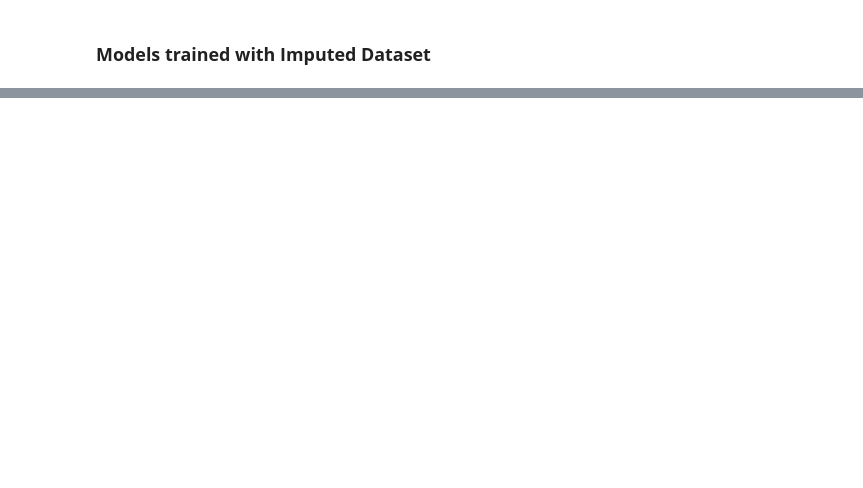
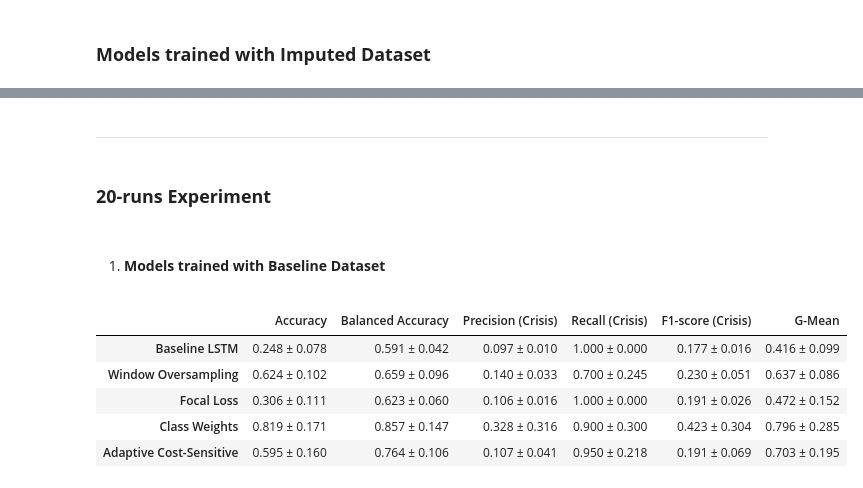
Before and after one commit to sarataboas/socialCrisis_prediction, a Jupyter notebook: notebooks/performance_results.ipynb, the cells around one changed output, grey strips where cells are left out. Cells and saved outputs as stored; diff of their text form; code cells hidden in the pictures; blank space fills up the shorter version.

```diff
--- a/notebooks/performance_results.ipynb
+++ b/notebooks/performance_results.ipynb
@@ -114,3 +114,45 @@ results_table_imputed
 | Focal Loss Imputed | 0.744 | 0.866 | 0.154 | 1.0 | 0.267 | 0.855 |
 | Class Weights Imputed | 0.744 | 0.865 | 0.167 | 1.0 | 0.286 | 0.854 |
 | Adaptive Cost-Sensitive Imputed | 0.795 | 0.655 | 0.125 | 0.5 | 0.200 | 0.637 |
+# %% [markdown]
+----
+# %% [markdown]
+### **20-runs Experiment**
+# %%
+def extract_metrics_aggregated(results_dict):
+    return {
+        "Accuracy": f"{results_dict['accuracy']['mean']:.3f} ± {results_dict['accuracy']['std']:.3f}",
+        "Balanced Accuracy": f"{results_dict['balanced_accuracy']['mean']:.3f} ± {results_dict['balanced_accuracy']['std']:.3f}",
+        "Precision (Crisis)": f"{results_dict['precision_crisis']['mean']:.3f} ± {results_dict['precision_crisis']['std']:.3f}",
+        "Recall (Crisis)": f"{results_dict['recall_crisis']['mean']:.3f} ± {results_dict['recall_crisis']['std']:.3f}",
+        "F1-score (Crisis)": f"{results_dict['f1_crisis']['mean']:.3f} ± {results_dict['f1_crisis']['std']:.3f}",
+        "G-Mean": f"{results_dict['g_mean']['mean']:.3f} ± {results_dict['g_mean']['std']:.3f}",
+    }
+# %% [markdown]
+1. #### **Models trained with Baseline Dataset**
+# %%
+results_base = read_json("../outputs/base_lstm_aggregated.json")
+results_oversampling = read_json("../outputs/oversampling_aggregated.json")
+results_focal = read_json("../outputs/focal_loss_aggregated.json")
+results_class_weights = read_json("../outputs/class_weights_aggregated.json")
+results_cost_sensitive = read_json("../outputs/cost_sensitive_aggregated.json")
+
+results_table = pd.DataFrame.from_dict(
+    {
+        "Baseline LSTM": extract_metrics_aggregated(results_base),
+        "Window Oversampling": extract_metrics_aggregated(results_oversampling),
+        "Focal Loss": extract_metrics_aggregated(results_focal),
+        "Class Weights": extract_metrics_aggregated(results_class_weights),
+        "Adaptive Cost-Sensitive": extract_metrics_aggregated(results_cost_sensitive),
+    },
+    orient="index"
+)
+
+results_table
+# %% [output]
+|  | Accuracy | Balanced Accuracy | Precision (Crisis) | Recall (Crisis) | F1-score (Crisis) | G-Mean |
+| Baseline LSTM | 0.248 ± 0.078 | 0.591 ± 0.042 | 0.097 ± 0.010 | 1.000 ± 0.000 | 0.177 ± 0.016 | 0.416 ± 0.099 |
+| Window Oversampling | 0.624 ± 0.102 | 0.659 ± 0.096 | 0.140 ± 0.033 | 0.700 ± 0.245 | 0.230 ± 0.051 | 0.637 ± 0.086 |
+| Focal Loss | 0.306 ± 0.111 | 0.623 ± 0.060 | 0.106 ± 0.016 | 1.000 ± 0.000 | 0.191 ± 0.026 | 0.472 ± 0.152 |
+| Class Weights | 0.819 ± 0.171 | 0.857 ± 0.147 | 0.328 ± 0.316 | 0.900 ± 0.300 | 0.423 ± 0.304 | 0.796 ± 0.285 |
+| Adaptive Cost-Sensitive | 0.595 ± 0.160 | 0.764 ± 0.106 | 0.107 ± 0.041 | 0.950 ± 0.218 | 0.191 ± 0.069 | 0.703 ± 0.195 |
```
Also changed, not shown: parts of 4 cells of this notebook, 14 other files.
